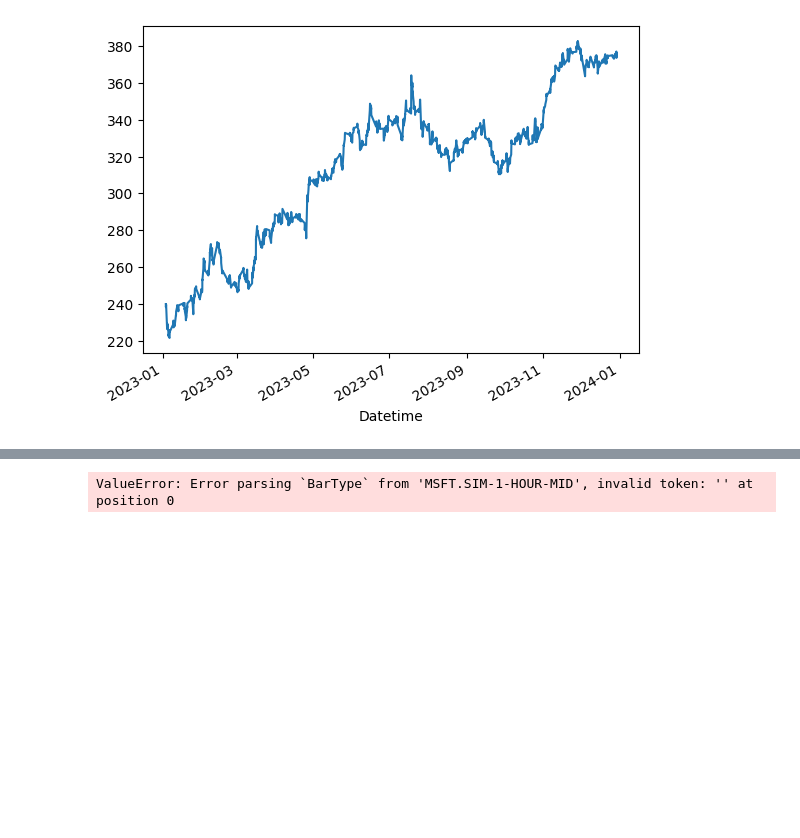
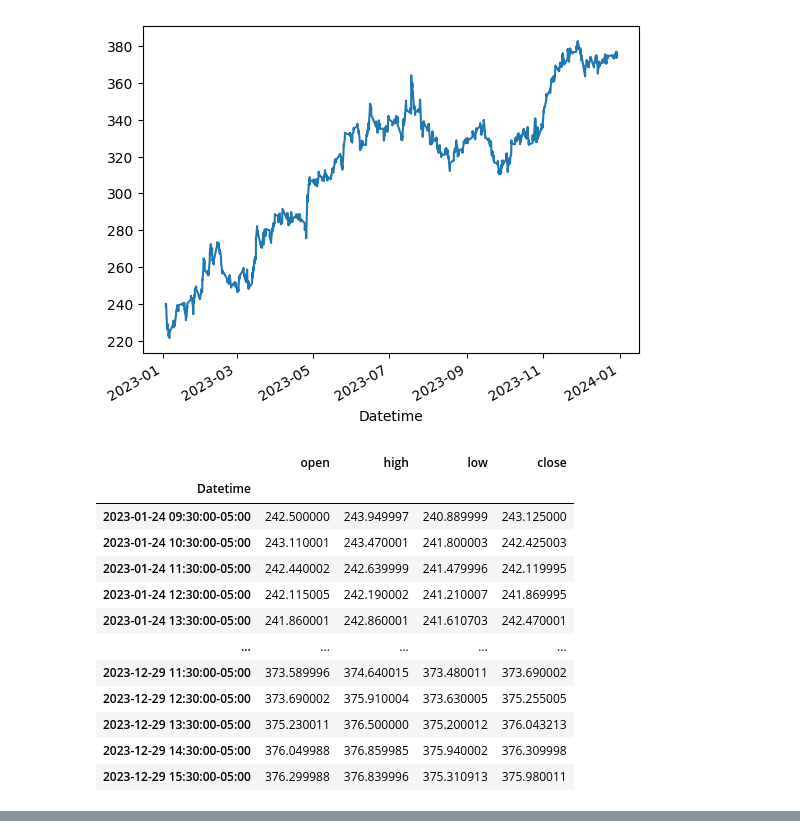
Before and after one commit to joeHollander/Quant_Finance, a Jupyter notebook: Equities/IntradayTrend.ipynb, the cells around one changed output, grey strips where cells are left out. Saved outputs shown, nothing was run; the diff lists cells and outputs as text; code cells hidden in the pictures; blank space fills up the shorter version.

```diff
--- a/Equities/IntradayTrend.ipynb
+++ b/Equities/IntradayTrend.ipynb
@@ -68,23 +68,38 @@ avg_move_arr = np.apply_along_axis(moving_average, axis=0, arr=move_arr)
 df["upper_bound"] = (open_arr * (1 + avg_move_arr)).tolist()
 df["lower_bound"] = (open_arr * (1 - avg_move_arr)).tolist()
 
-# account for 14 day lag from moving average
+# account for 14 day lag from moving average and bad dates
 df_lagged = df[14:]
 msft_lagged = msft[msft.index.tz_localize(None) >= df.index[14]]
+baddates = (msft_lagged.index.date != pd.Timestamp("2023-07-03").date()) & (msft_lagged.index.date != pd.Timestamp("2023-11-24").date())
+msft_lagged = msft_lagged[baddates]
 # %%
-# removing bad date
-baddates = (msft_lagged.index.date != pd.Timestamp("2023-07-03").date()) & (msft_lagged.index.date != pd.Timestamp("2023-11-24").date())
+
 
 # flattening into one df
 flat = pd.DataFrame(
-    {"date": msft_lagged.index[baddates],
+    {"open": msft_lagged.loc[:, "Open"],
+     "high": msft_lagged.loc[:, "High"],
+     "low": msft_lagged.loc[:, "Low"],
      "close": np.stack(df_lagged["closes"]).flatten(),
      "upper_bound": np.stack(df_lagged["upper_bound"]).flatten(),
-     "lower_bound": np.stack(df_lagged["lower_bound"]).flatten()}
+     "lower_bound": np.stack(df_lagged["lower_bound"]).flatten()},
+     index=msft_lagged.index
 )
 
-flat["date"] = pd.DatetimeIndex(flat["date"])
-flat = flat.set_index("date")
-
-flat.loc[:, "close"]
+flat.index = pd.Index(flat.index)
+flat.loc[:, "open":"close"]
 # %% [output]
+|  | open | high | low | close |
+| Datetime |  |  |  |  |
+| 2023-01-24 09:30:00-05:00 | 242.500000 | 243.949997 | 240.889999 | 243.125000 |
+| 2023-01-24 10:30:00-05:00 | 243.110001 | 243.470001 | 241.800003 | 242.425003 |
+| 2023-01-24 11:30:00-05:00 | 242.440002 | 242.639999 | 241.479996 | 242.119995 |
+| 2023-01-24 12:30:00-05:00 | 242.115005 | 242.190002 | 241.210007 | 241.869995 |
+| 2023-01-24 13:30:00-05:00 | 241.860001 | 242.860001 | 241.610703 | 242.470001 |
+| ... | ... | ... | ... | ... |
+| 2023-12-29 11:30:00-05:00 | 373.589996 | 374.640015 | 373.480011 | 373.690002 |
+| 2023-12-29 12:30:00-05:00 | 373.690002 | 375.910004 | 373.630005 | 375.255005 |
+| 2023-12-29 13:30:00-05:00 | 375.230011 | 376.500000 | 375.200012 | 376.043213 |
+| 2023-12-29 14:30:00-05:00 | 376.049988 | 376.859985 | 375.940002 | 376.309998 |
+| 2023-12-29 15:30:00-05:00 | 376.299988 | 376.839996 | 375.310913 | 375.980011 |
@@ -137,7 +138,6 @@ MSFT_SIM = TestInstrumentProvider.equity(symbol="MSFT", venue="SIM")
 engine.add_instrument(MSFT_SIM)
 
 # process into nautilus objects
-bartype = BarType.from_str('MSFT.SIM-1-HOUR-MID')
-wrangler = BarDataWrangler(bar_type=bartype, instrument=MSFT_SIM)
+bartype = BarType.from_str("MSFT.SIM-1-HOUR-MID-EXTERNAL")
+wrangler = BarDataWrangler(instrument=MSFT_SIM, bar_type=bartype)
+bars = wrangler.process(flat.loc[:, "open":"close"])
-# %% [output]
-ValueError: Error parsing `BarType` from 'MSFT.SIM-1-HOUR-MID', invalid token: '' at position 0
```
Also changed, not shown: parts of 4 cells of this notebook.
